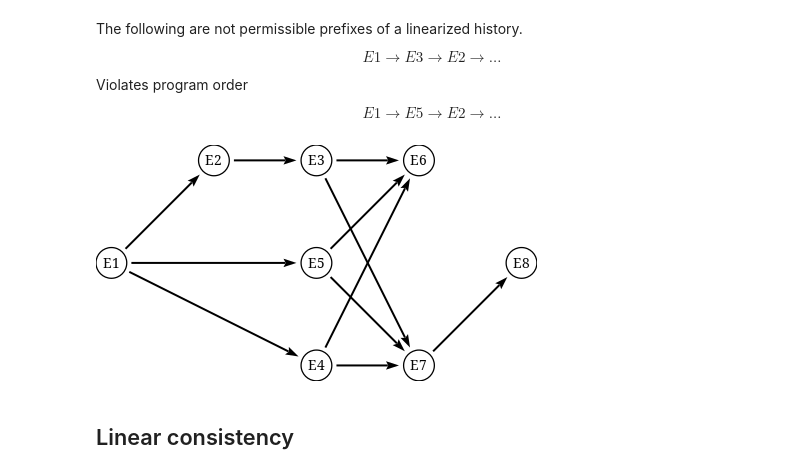
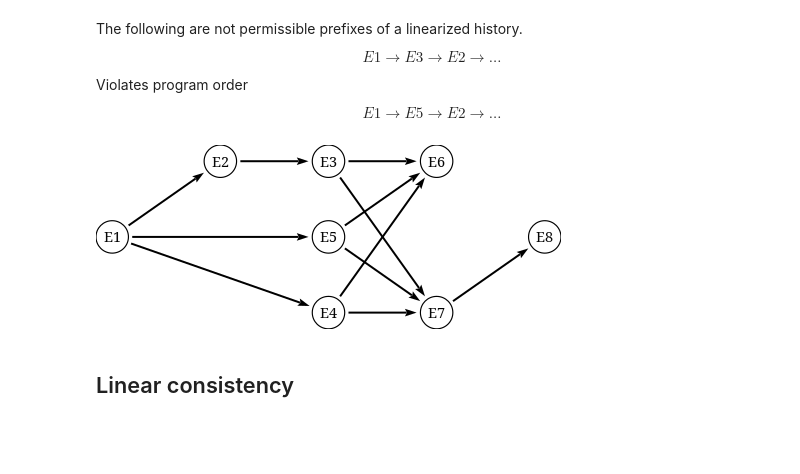
Before and after one commit to dunnl/distributed-systems-art, a Jupyter notebook: notebooks/Diagrams.ipynb, the cells around one changed output. Cells and saved outputs as stored; diff of their text form; code cells hidden in the pictures; blank space fills up the shorter version.

Commit message:
Commit work on diagrams

```diff
--- a/notebooks/Diagrams.ipynb
+++ b/notebooks/Diagrams.ipynb
@@ -169,32 +162,32 @@ $$ E1 \to E5 \to E2 \to \ldots $$
 # %%
 mkArrow :: ArrowOpts Double -> Bool -> Point V2 Double -> Point V2 Double ->  Diagram B
 mkArrow opts dashed = arrowBetween' opts # lw 2
 
 attach :: ArrowOpts Double -> Bool -> (Name, Name) -> Diagram B -> Diagram B
 attach opts dashed (n1, n2) =
   withName n1 $ \b1 ->
   withName n2 $ \b2 ->
        atop (mkArrow opts dashed (location b1) (location b2))
 
 attachAll :: ArrowOpts Double -> Bool -> [(Name, Name)] -> Diagram B -> Diagram B
 attachAll opts dashed = appEndo . foldMap (Endo . attach opts dashed)
 
 opts = def & arrowHead  .~ dart
        & arrowTail .~ noTail
        & headLength .~ normal
        & tailLength .~ normal
        & tailGap    .~ 20
        & headGap    .~ 20
 
 mkNode :: String -> Double -> Double -> Diagram B
 mkNode name x y = (circle 1.5 <> text name) # named name # translate (r2 (x, y))
 
-diagram $ (mkNode "E1" 0 0 <> mkNode "E2" 10 10 <> mkNode "E3" 20 10 <> mkNode "E5" 20 0 <> mkNode "E4" 20 (-10) <> mkNode "E6" 30 10 <> mkNode "E7" 30 (-10) <> mkNode "E8" 40 (0))
+diagram $ (mkNode "E1" 0 0 <> mkNode "E2" 10 7 <> mkNode "E3" 20 7 <> mkNode "E5" 20 0 <> mkNode "E4" 20 (-7) <> mkNode "E6" 30 7 <> mkNode "E7" 30 (-7) <> mkNode "E8" 40 (0))
   # attachAll opts True [(toName "E1", toName "E2"), (toName "E2", toName "E3"), (toName "E1", toName "E5"), (toName "E1", toName "E4"), (toName "E3", toName "E6"), (toName "E5", toName "E6")
   , (toName "E4", toName "E6"), (toName "E3", toName "E7"), (toName "E5", toName "E7"), (toName "E4", toName "E7"), (toName "E7", toName "E8")
   ]
 # %% [output]
-[figure, old version]
+[figure, new version]
 # %% [markdown]
 ## Linear consistency
 # %%
```
Also changed, not shown: parts of 16 cells of this notebook.
